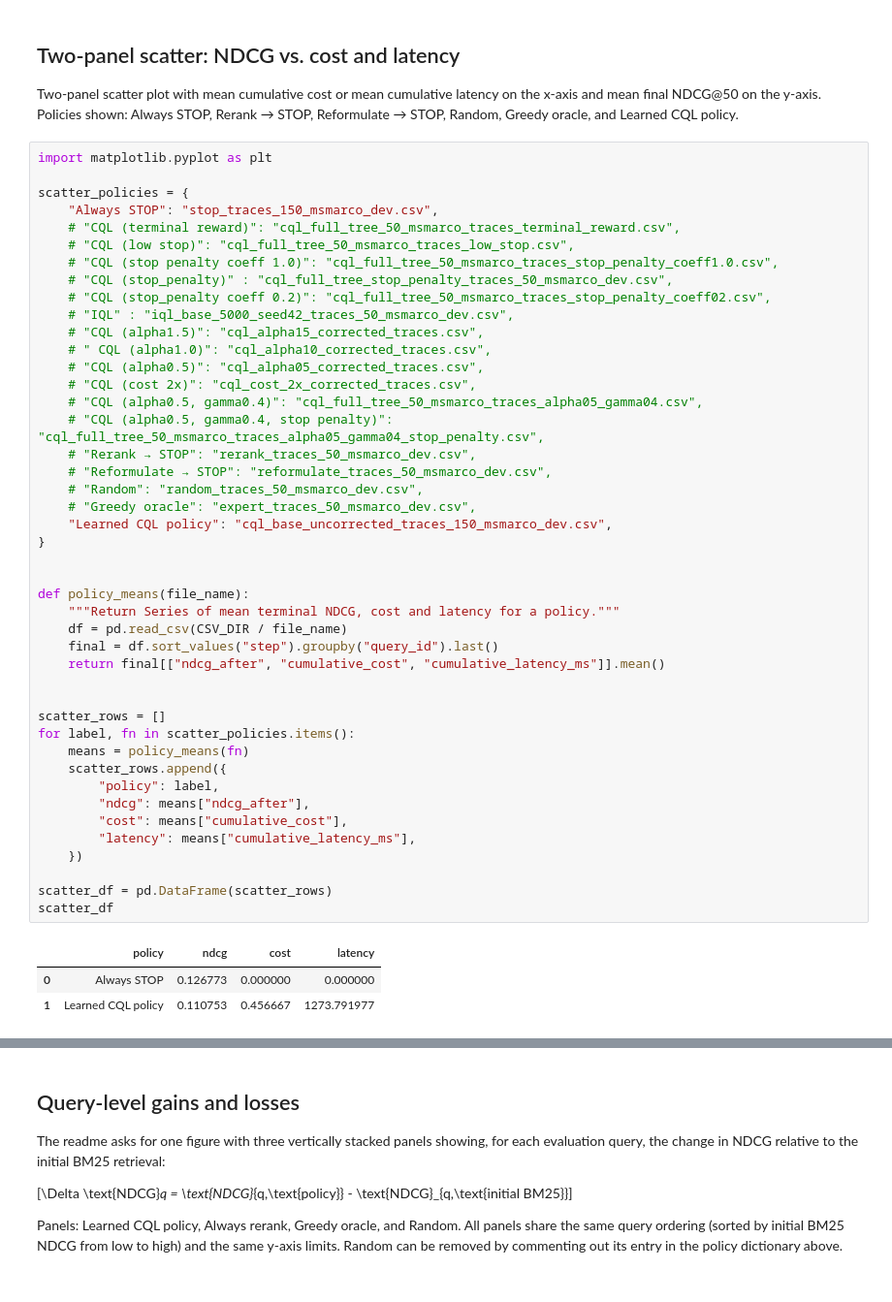
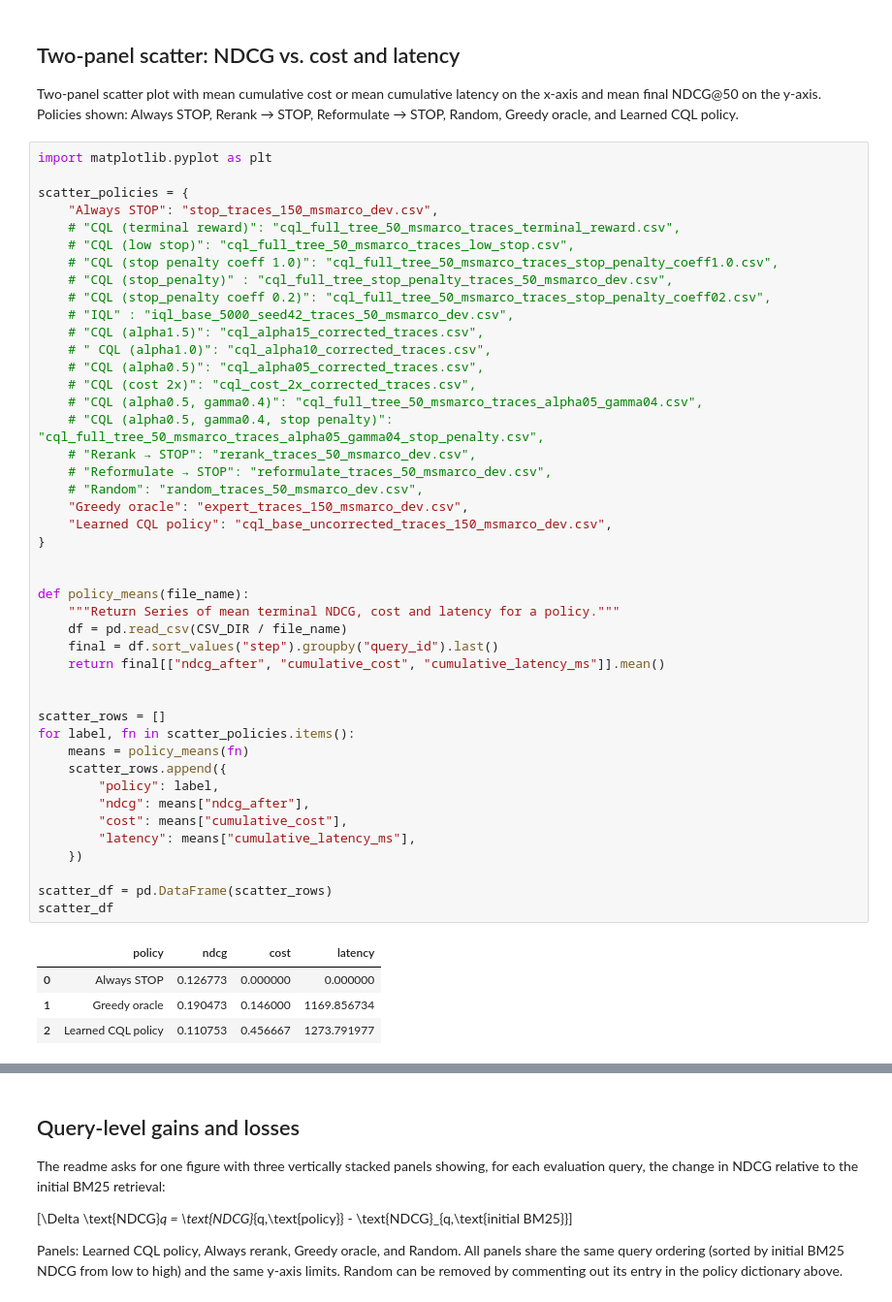
Before and after one commit to hanazouari23/Agentic-Retrieval, a Jupyter notebook: RQs/RQ2/plots.ipynb, the cells around one changed output, grey strips where cells are left out. Shown at 97% size. Cells and saved outputs as stored; diff of their text form.

```diff
--- a/RQs/RQ2/plots.ipynb
+++ b/RQs/RQ2/plots.ipynb
@@ -108,35 +108,36 @@ scatter_policies = {
     # "CQL (alpha0.5, gamma0.4, stop penalty)": "cql_full_tree_50_msmarco_traces_alpha05_gamma04_stop_penalty.csv",
     # "Rerank → STOP": "rerank_traces_50_msmarco_dev.csv",
     # "Reformulate → STOP": "reformulate_traces_50_msmarco_dev.csv",
     # "Random": "random_traces_50_msmarco_dev.csv",
-    # "Greedy oracle": "expert_traces_50_msmarco_dev.csv",
+    "Greedy oracle": "expert_traces_150_msmarco_dev.csv",
     "Learned CQL policy": "cql_base_uncorrected_traces_150_msmarco_dev.csv",
 }
 
 
 def policy_means(file_name):
     """Return Series of mean terminal NDCG, cost and latency for a policy."""
     df = pd.read_csv(CSV_DIR / file_name)
     final = df.sort_values("step").groupby("query_id").last()
     return final[["ndcg_after", "cumulative_cost", "cumulative_latency_ms"]].mean()
 
 
 scatter_rows = []
 for label, fn in scatter_policies.items():
     means = policy_means(fn)
     scatter_rows.append({
         "policy": label,
         "ndcg": means["ndcg_after"],
         "cost": means["cumulative_cost"],
         "latency": means["cumulative_latency_ms"],
     })
 
 scatter_df = pd.DataFrame(scatter_rows)
 scatter_df
 # %% [output]
 |  | policy | ndcg | cost | latency |
 | 0 | Always STOP | 0.126773 | 0.000000 | 0.000000 |
-| 1 | Learned CQL policy | 0.110753 | 0.456667 | 1273.791977 |
+| 1 | Greedy oracle | 0.190473 | 0.146000 | 1169.856734 |
+| 2 | Learned CQL policy | 0.110753 | 0.456667 | 1273.791977 |
 # %%
 fig, axes = plt.subplots(1, 2, figsize=(12, 5), sharey=True)
 
```
Also changed, not shown: parts of 4 cells of this notebook, 26 other files.
